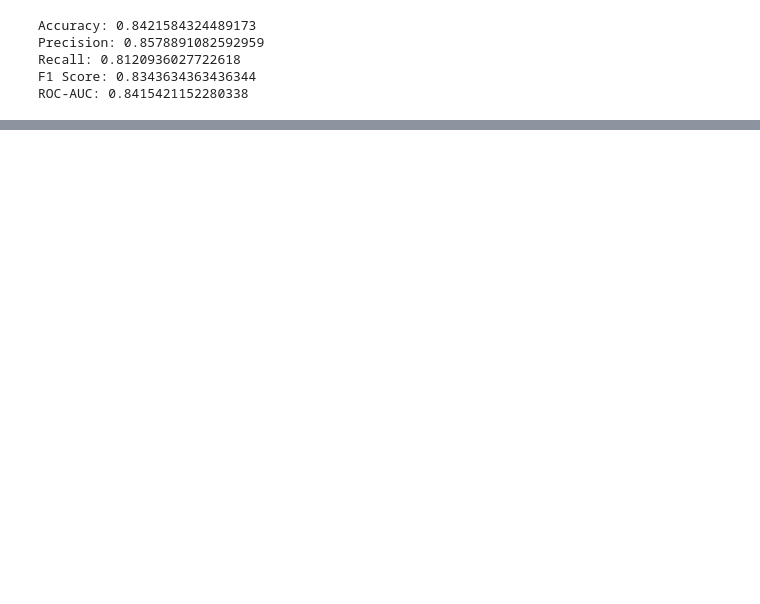
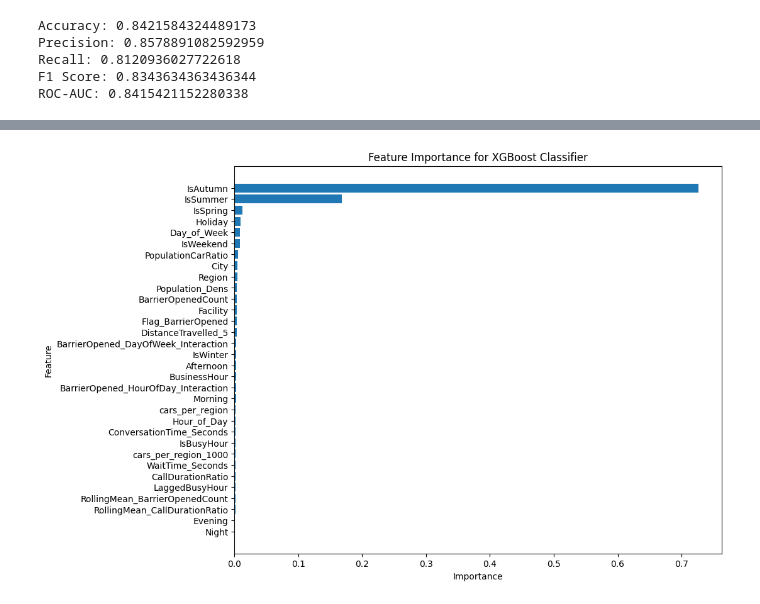
Before and after one commit to OmniControll/Predicting-Call-Volumes-For-Resource-Management, a Jupyter notebook: Control_Room_Model.ipynb, the cells around one changed output, grey strips where cells are left out. Saved outputs shown, nothing was run; the diff lists cells and outputs as text; code cells hidden in the pictures; blank space fills up the shorter version.

```diff
--- a/Control_Room_Model.ipynb
+++ b/Control_Room_Model.ipynb
@@ -1442,0 +1669,18 @@ ROC-AUC: 0.8415421152280338
+# %%
+#addiotnal feature engineering
+# categorizing Hour of Day into business and non -business hours
+# business hours are from 9am to 5pm
+# non-business hours are from 5pm to 9am
+X['BusinessHour'] = X['Hour_of_Day'].apply(lambda x: 1 if 9 <= x <= 17 else 0)
+
+# adding morning, afternoong, evening & night
+
+X['Morning'] = X['Hour_of_Day'].apply(lambda x: 1 if 5 <= x <= 11 else 0)
+X['Afternoon'] = X['Hour_of_Day'].apply(lambda x: 1 if 12 <= x <= 17 else 0)
+X['Evening'] = X['Hour_of_Day'].apply(lambda x: 1 if 18 <= x <= 23 else 0)
+X['Night'] = X['Hour_of_Day'].apply(lambda x: 1 if 0 <= x <= 4 else 0)
+
+# Adding a 7-day rolling average for key numerical features to capture general trends
+# Assuming CallDurationRatio and BarrierOpenedCount are present in the dataset
+X['RollingMean_CallDurationRatio'] = X['CallDurationRatio'].rolling(window=7, min_periods=1).mean()
+X['RollingMean_BarrierOpenedCount'] = X['BarrierOpenedCount'].rolling(window=7, min_periods=1).mean()
@@ -1442,0 +1725,64 @@ ROC-AUC: 0.8415421152280338
+# %%
+# Feature Importance Plot
+importances = xgb_model.feature_importances_
+feature_names = X.drop(columns=['DateTime']).columns
+feature_importance_df = pd.DataFrame({'Feature': feature_names, 'Importance': importances}).sort_values(by='Importance', ascending=False)
+
+# Plotting feature importance
+plt.figure(figsize=(10, 8))
+plt.barh(feature_importance_df['Feature'], feature_importance_df['Importance'])
+plt.xlabel('Importance')
+plt.ylabel('Feature')
+plt.title('Feature Importance for XGBoost Classifier')
+plt.gca().invert_yaxis()  # Most important feature on top
+plt.show()
+
+# Enhanced Future Feature Representation
+# Generate future dates (e.g., next 4 weeks)
+future_dates = pd.date_range(start='2024-01-01', periods=28, freq='D')
+
+# Create future feature set based on existing data structure
+future_features = pd.DataFrame(index=future_dates)
+
+# Fill future features with similar structure to training data with more variability
+for col in X.columns:
+    if col in ['DayOfWeek', 'Month', 'Hour']:
+        if col == 'DayOfWeek':
+            future_features[col] = future_dates.dayofweek
+        elif col == 'Month':
+            future_features[col] = future_dates.month
+        elif col == 'Hour':
+            future_features[col] = np.random.choice(X['Hour'].unique(), size=len(future_dates))
+    elif col != 'DateTime':
+        # Randomly sample from historical data to ensure variability
+        future_features[col] = np.random.choice(X[col].dropna().unique(), size=len(future_dates))
+
+# Scale future features (excluding DateTime column)
+future_features_scaled = scaler.transform(future_features)
+
+# Predict future values
+future_predictions = xgb_model.predict(future_features_scaled)
+
+# Combine historical test predictions with future predictions for continuity
+combined_dates = pd.concat([X_test_dates, pd.Series(future_dates)])
+combined_predictions = np.concatenate([y_pred, future_predictions])
+combined_actual = np.concatenate([y_test, [np.nan] * len(future_predictions)])
+
+# Aggregate weekly counts for historical and future data
+combined_df = pd.DataFrame({'Date': combined_dates, 'Predicted': combined_predictions, 'Actual': combined_actual})
+combined_df.set_index('Date', inplace=True)
+
+# Resample to weekly data for clearer trend analysis
+weekly_agg = combined_df.resample('W').sum()
+
+# Visualize Combined Historical and Future Predictions (Weekly Aggregated)
+plt.figure(figsize=(15, 5))
+plt.plot(weekly_agg.index, weekly_agg['Actual'], label='Actual High Call Weeks', color='blue')
+plt.plot(weekly_agg.index, weekly_agg['Predicted'], label='Predicted High Call Weeks', color='green', linestyle='--')
+plt.title('Weekly Aggregated Actual vs Predicted High Call Week Flag (Including Future Predictions)')
+plt.xlabel('Date')
+plt.ylabel('Number of High Call Weeks')
+plt.legend()
+plt.show()
+# %% [output]
+[figure, added]
```
Also changed, not shown: parts of 18 cells of this notebook.
